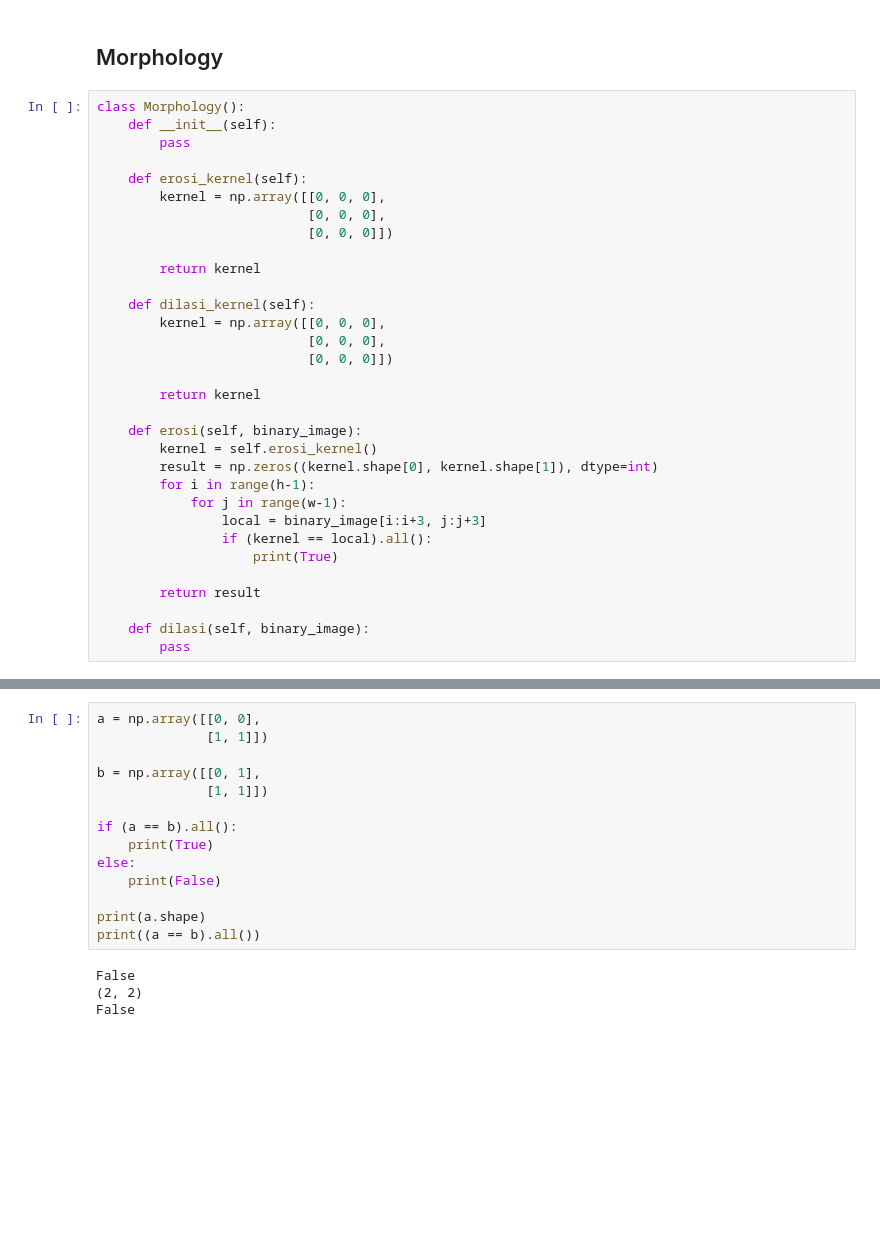
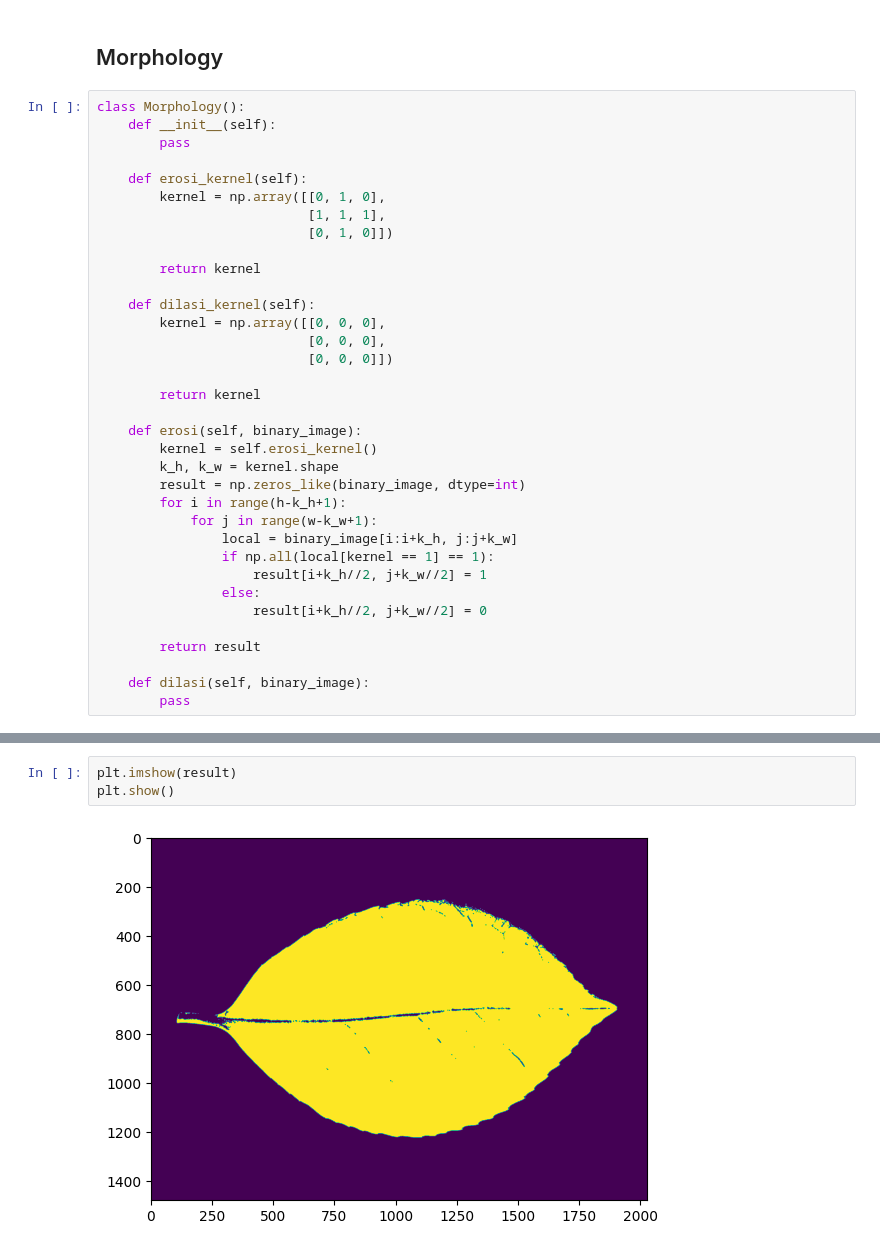
Before and after one commit to ammarmuflih/PACD_Assignment, a Jupyter notebook: PACD_Assignment_03/PACD_Assignment03.ipynb, the cells around one changed output, grey strips where cells are left out. Drawn from its saved outputs; the diff is of its cells as text; blank space fills up the shorter version.

```diff
--- a/PACD_Assignment_03/PACD_Assignment03.ipynb
+++ b/PACD_Assignment_03/PACD_Assignment03.ipynb
@@ -61,9 +61,9 @@ class Morphology():
         pass
 
     def erosi_kernel(self):
-        kernel = np.array([[0, 0, 0],
-                           [0, 0, 0],
-                           [0, 0, 0]])
+        kernel = np.array([[0, 1, 0],
+                           [1, 1, 1],
+                           [0, 1, 0]])
 
         return kernel
 
@@ -76,12 +76,15 @@ class Morphology():
 
     def erosi(self, binary_image):
         kernel = self.erosi_kernel()
-        result = np.zeros((kernel.shape[0], kernel.shape[1]), dtype=int)
-        for i in range(h-1):
-            for j in range(w-1):
-                local = binary_image[i:i+3, j:j+3]
-                if (kernel == local).all():
-                    print(True)
+        k_h, k_w = kernel.shape
+        result = np.zeros_like(binary_image, dtype=int)
+        for i in range(h-k_h+1):
+            for j in range(w-k_w+1):
+                local = binary_image[i:i+k_h, j:j+k_w]
+                if np.all(local[kernel == 1] == 1):
+                    result[i+k_h//2, j+k_w//2] = 1
+                else:
+                    result[i+k_h//2, j+k_w//2] = 0
 
         return result
 
@@ -112,18 +96,5 @@ ValueError: operands could not be broadcast together with shapes (3,3) (3,2)
-# %%
-a = np.array([[0, 0],
-              [1, 1]])
-
-b = np.array([[0, 1],
-              [1, 1]])
-
-if (a == b).all():
-    print(True)
-else:
-    print(False)
-
-print(a.shape)
-print((a == b).all())
-# %% [output]
-False
-(2, 2)
-False
+# %%
+plt.imshow(result)
+plt.show()
+# %% [output]
+[figure, added]
```
Also changed, not shown: parts of 1 cell of this notebook, 1 other file.
